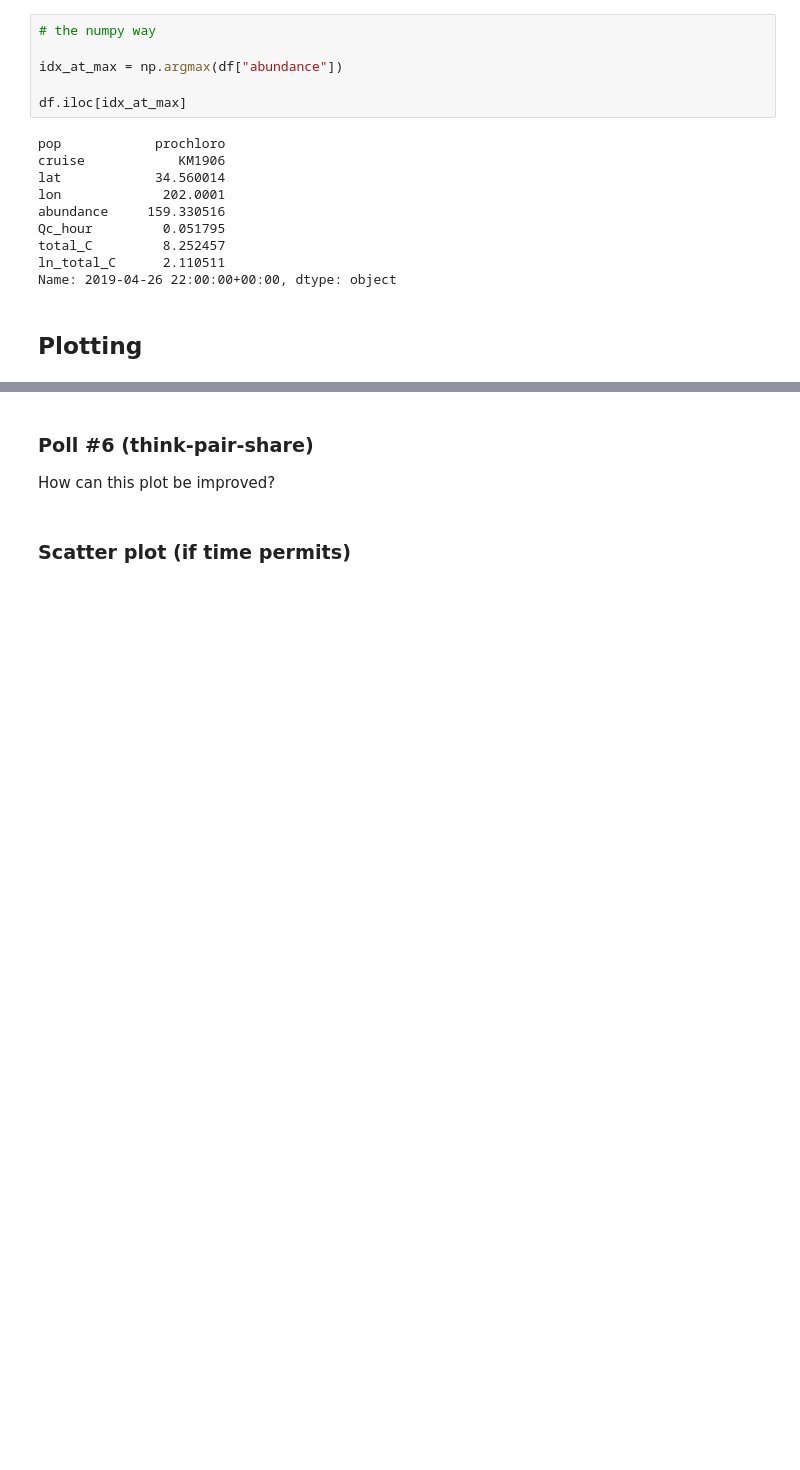
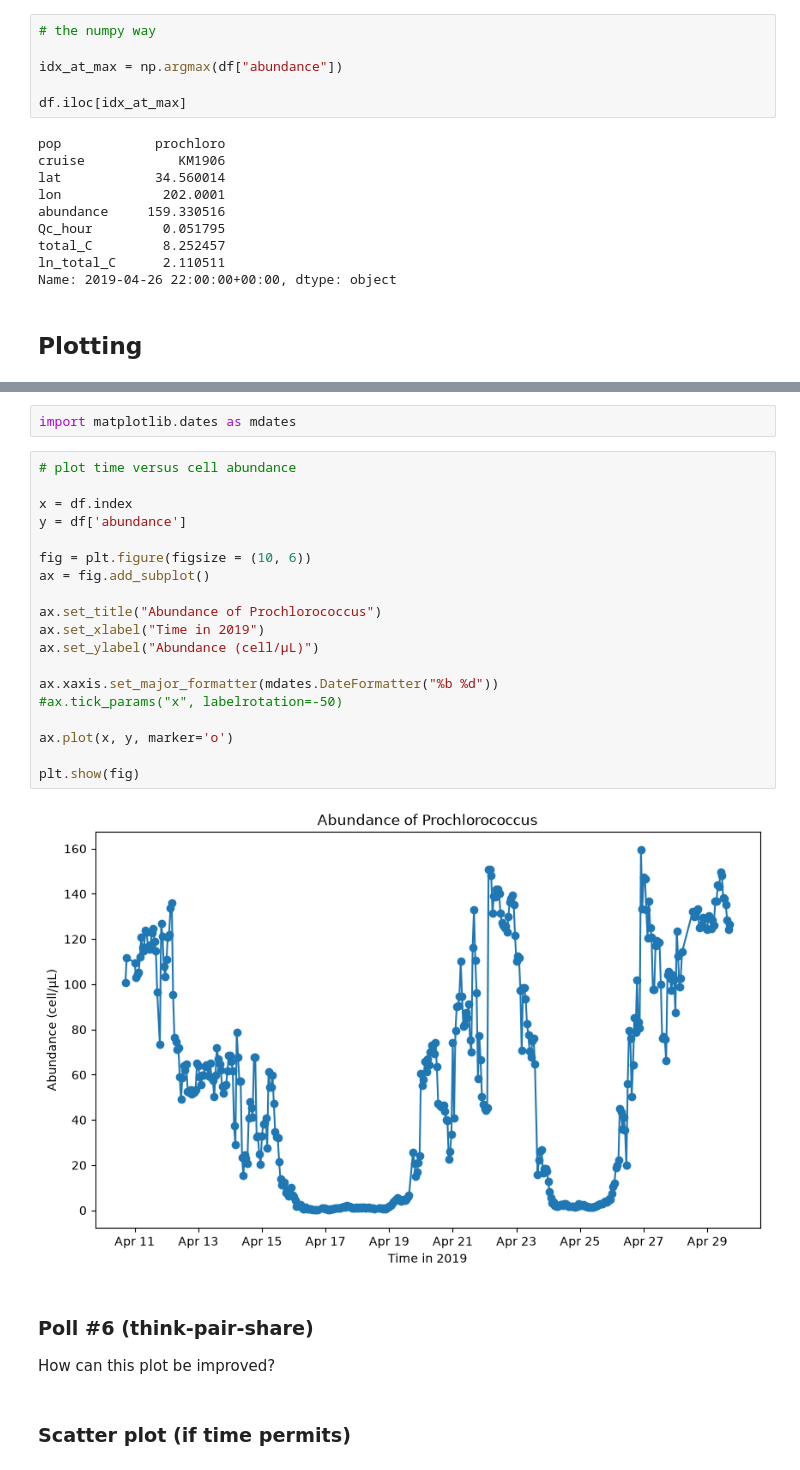
Before and after one commit to OCEAN-215-2026/week_06_demos, a Jupyter notebook: week_06_demos_updated.ipynb, the cells around one changed output, grey strips where cells are left out. Drawn from its saved outputs; the diff is of its cells as text; blank space fills up the shorter version.

```diff
--- a/week_06_demos_updated.ipynb
+++ b/week_06_demos_updated.ipynb
@@ -525,3 +529,26 @@ plt.show(fig)
+# %%
+import matplotlib.dates as mdates
+# %%
+# plot time versus cell abundance
+
+x = df.index
+y = df['abundance']
+
+fig = plt.figure(figsize = (10, 6))
+ax = fig.add_subplot()
+
+ax.set_title("Abundance of Prochlorococcus")
+ax.set_xlabel("Time in 2019")
+ax.set_ylabel("Abundance (cell/μL)")
+
+ax.xaxis.set_major_formatter(mdates.DateFormatter("%b %d"))
+#ax.tick_params("x", labelrotation=-50)
+
+ax.plot(x, y, marker='o')
+
+plt.show(fig)
+# %% [output]
+[figure, added]
 # %% [markdown]
 <!-- BEGIN QUESTION -->
 
```
Also changed, not shown: parts of 3 cells of this notebook.
